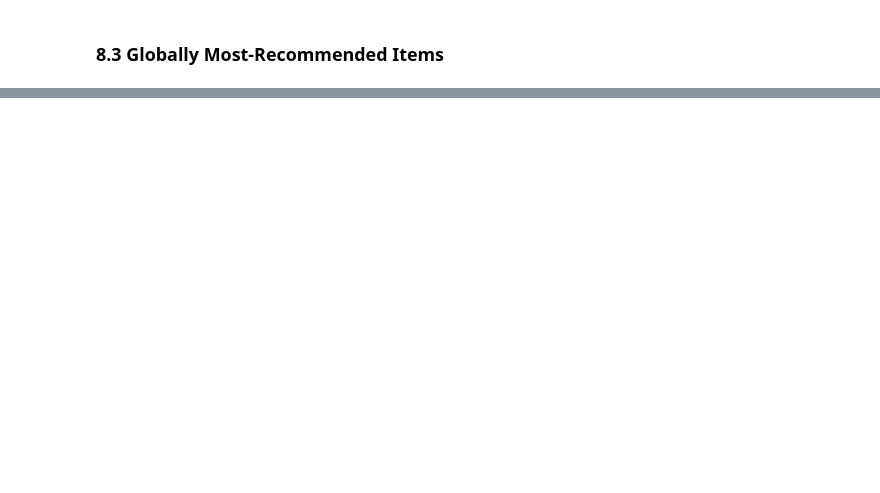
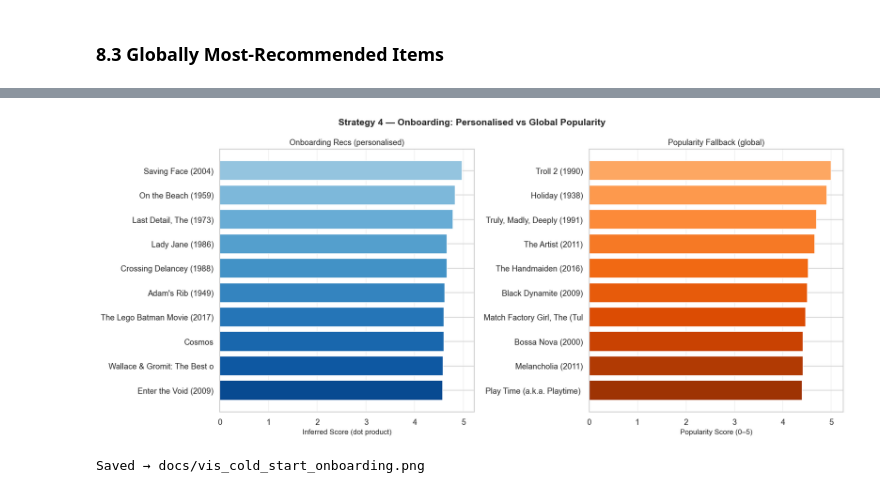
Before and after one commit to e10indika/movie-recommendation-system, a Jupyter notebook: pyspark_recommendation_system.ipynb, the cells around one changed output, grey strips where cells are left out. Cells and saved outputs as stored; diff of their text form; code cells hidden in the pictures; blank space fills up the shorter version.

```diff
--- a/pyspark_recommendation_system.ipynb
+++ b/pyspark_recommendation_system.ipynb
@@ -774,0 +1388,32 @@ print('Saved: chart_08_global_recommendations.png')
+# %%
+# ── Visualise onboarding vs popularity comparison ────────────────────────────
+fig, axes = plt.subplots(1, 2, figsize=(16, 7))
+fig.suptitle('Strategy 4 — Onboarding: Personalised vs Global Popularity', fontsize=14, fontweight='bold')
+
+# Onboarding results
+top_n_ob = onboarding_recs.head(10)
+bar_colors_ob = plt.cm.Blues(np.linspace(0.4, 0.9, len(top_n_ob)))
+axes[0].barh(top_n_ob['title'].str[:28].values[::-1],
+             top_n_ob['predicted_rating'].values[::-1],
+             color=bar_colors_ob[::-1])
+axes[0].set_xlabel('Inferred Score (dot product)', fontsize=11)
+axes[0].set_title('Onboarding Recs (personalised)', fontsize=12)
+axes[0].grid(axis='x', alpha=0.3)
+
+# Global popularity top 10 for comparison
+top_n_pop = popularity_stats.head(10)
+bar_colors_pop = plt.cm.Oranges(np.linspace(0.4, 0.9, len(top_n_pop)))
+axes[1].barh(top_n_pop['title'].str[:28].values[::-1],
+             top_n_pop['score'].values[::-1],
+             color=bar_colors_pop[::-1])
+axes[1].set_xlabel('Popularity Score (0–5)', fontsize=11)
+axes[1].set_title('Popularity Fallback (global)', fontsize=12)
+axes[1].grid(axis='x', alpha=0.3)
+
+plt.tight_layout()
+plt.savefig('docs/vis_cold_start_onboarding.png', dpi=150, bbox_inches='tight')
+plt.show()
+print('Saved → docs/vis_cold_start_onboarding.png')
+# %% [output]
+[figure, added]
+Saved → docs/vis_cold_start_onboarding.png
```
Also changed, not shown: parts of 53 cells of this notebook.
